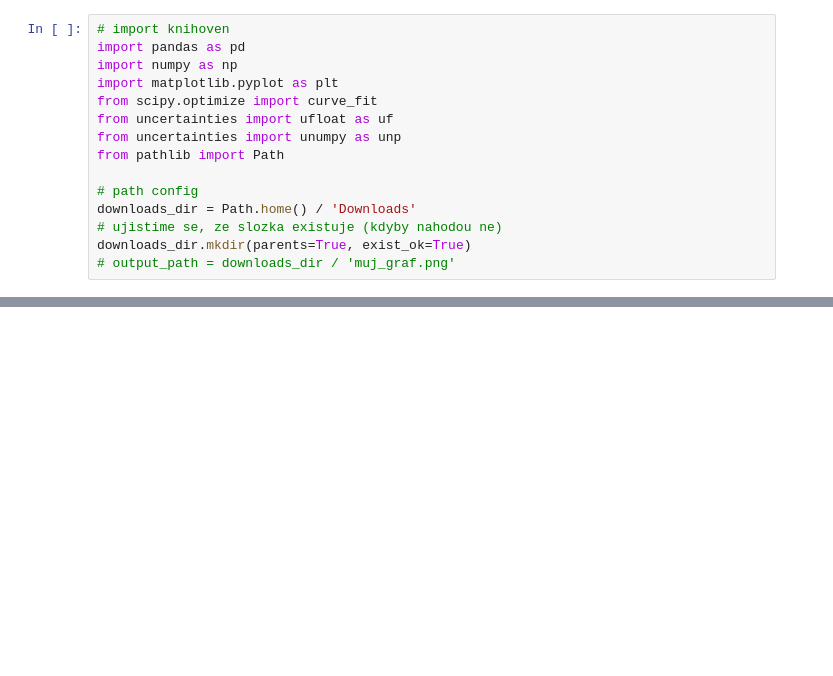
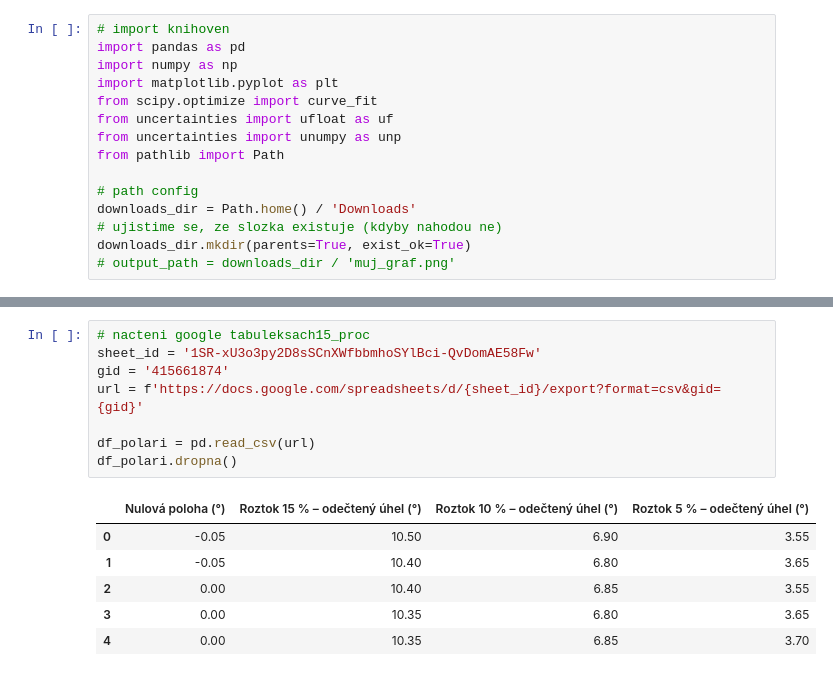
Before and after one commit to fildapanko/praktikum, a Jupyter notebook: pr2/praktikum2_10.ipynb, the cells around one changed output, grey strips where cells are left out. Cells and saved outputs as stored; diff of their text form; blank space fills up the shorter version.

```diff
--- a/pr2/praktikum2_10.ipynb
+++ b/pr2/praktikum2_10.ipynb
@@ -44,0 +79,15 @@ df_refrakto.dropna()
+# %%
+# nacteni google tabuleksach15_proc
+sheet_id = '1SR-xU3o3py2D8sSCnXWfbbmhoSYlBci-QvDomAE58Fw'
+gid = '415661874'
+url = f'https://docs.google.com/spreadsheets/d/{sheet_id}/export?format=csv&gid={gid}'
+
+df_polari = pd.read_csv(url)
+df_polari.dropna()
+# %% [output]
+|  | Nulová poloha (°) | Roztok 15 % – odečtený úhel (°) | Roztok 10 % – odečtený úhel (°) | Roztok 5 % – odečtený úhel (°) |
+| 0 | -0.05 | 10.50 | 6.90 | 3.55 |
+| 1 | -0.05 | 10.40 | 6.80 | 3.65 |
+| 2 | 0.00 | 10.40 | 6.85 | 3.55 |
+| 3 | 0.00 | 10.35 | 6.80 | 3.65 |
+| 4 | 0.00 | 10.35 | 6.85 | 3.70 |
```
Also changed, not shown: parts of 6 cells of this notebook.
